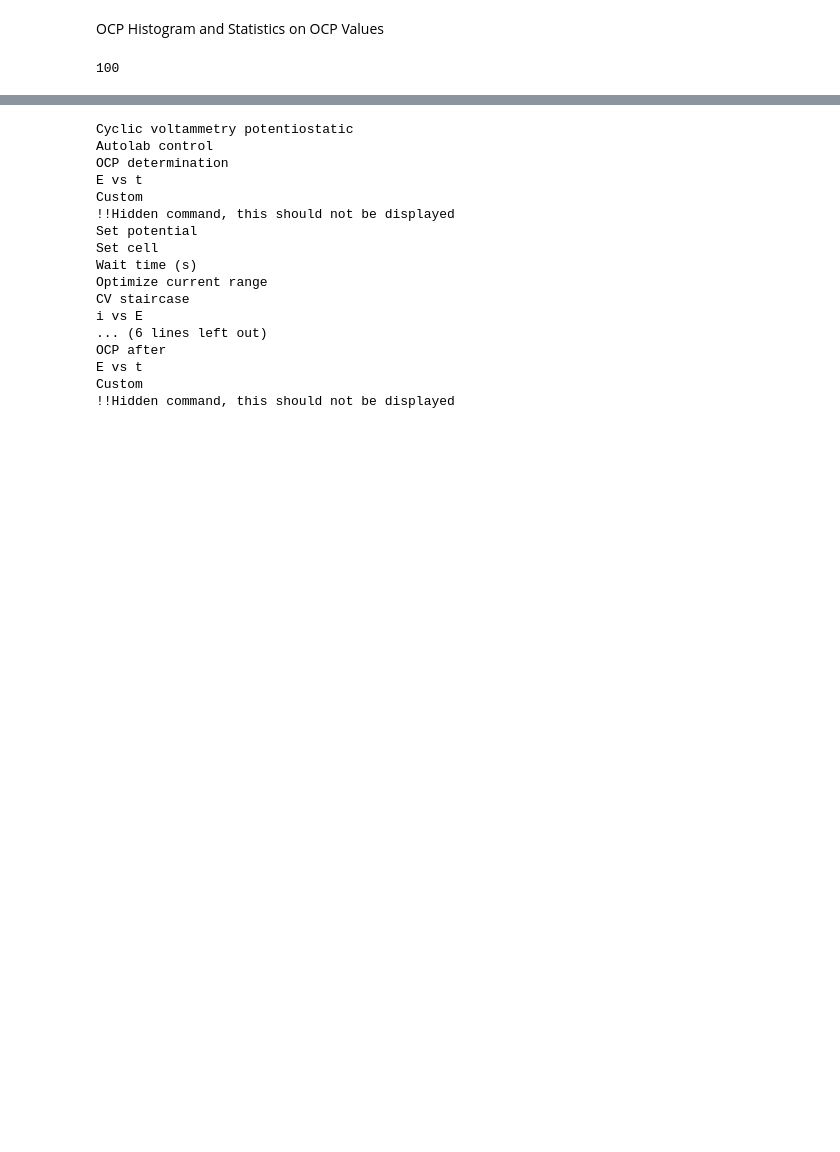
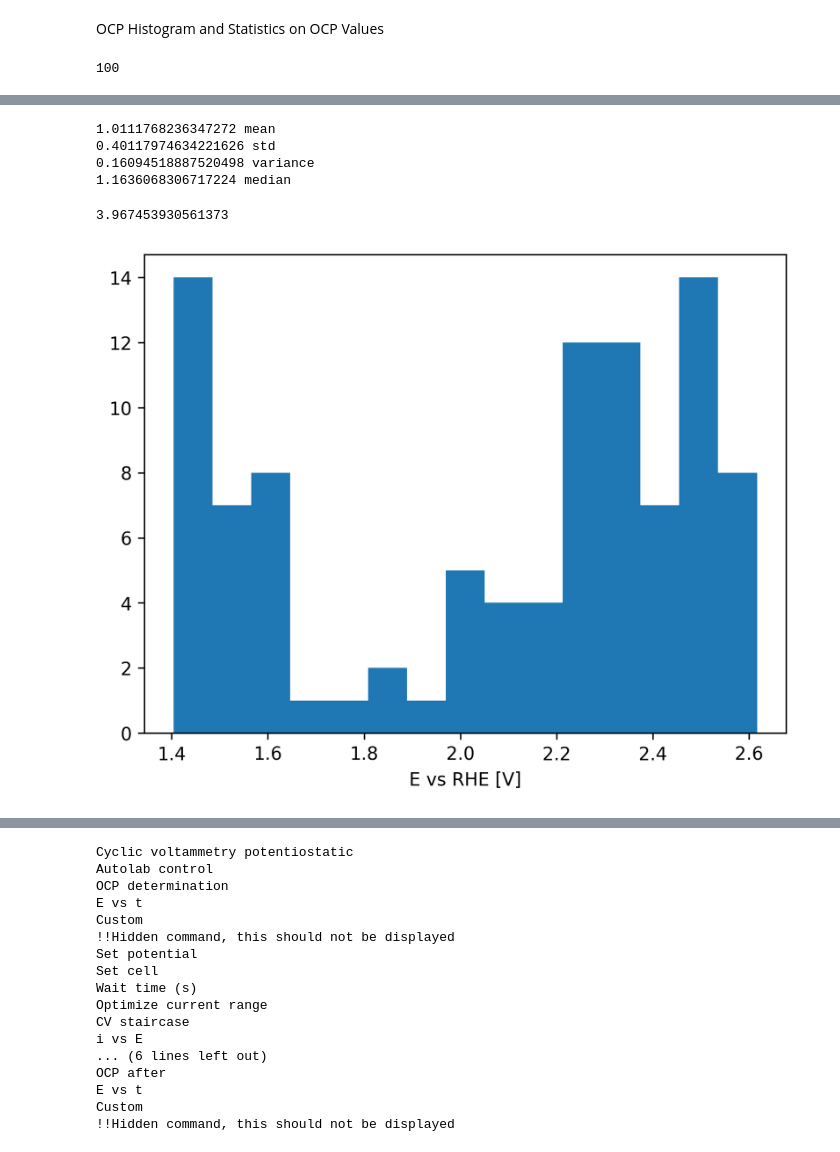
Before and after one commit to HenrikSpitzenpfeil/aec, a Jupyter notebook: data_visualisation.ipynb, the cells around one changed output, grey strips where cells are left out. Cells and saved outputs as stored; diff of their text form; code cells hidden in the pictures; blank space fills up the shorter version.

```diff
--- a/data_visualisation.ipynb
+++ b/data_visualisation.ipynb
@@ -140,3 +144,23 @@ ocp_data
+# %%
+#plt.rcParams['figure.dpi'] = 300
+print(ocp_data["OCP value"].mean(), "mean")
+print(ocp_data["OCP value"].std(), "std")
+print(ocp_data["OCP value"].var(), "variance")
+print(ocp_data["OCP value"].median(), "median")
+ocp_data.hist(column=["ocp vs rhe"], bins = 15)
+plt.grid(False)
+plt.xlabel("E vs RHE [V]")
+plt.title(label = "placeholder", visible = False)
+std_error = (float(ocp_data["OCP value"].std())/np.sqrt(len(ocp_data)))
+error_percent = abs(100*(std_error/float(ocp_data["OCP value"].mean())))
+error_percent
+# %% [output]
+1.0111768236347272 mean
+0.40117974634221626 std
+0.16094518887520498 variance
+1.1636068306717224 median
+3.967453930561373
+[figure, added]
 # %%
 #plt.rcParams['figure.dpi'] = 300
 print(ocp_data.mean(), "mean")
```
Also changed, not shown: parts of 14 cells of this notebook.
